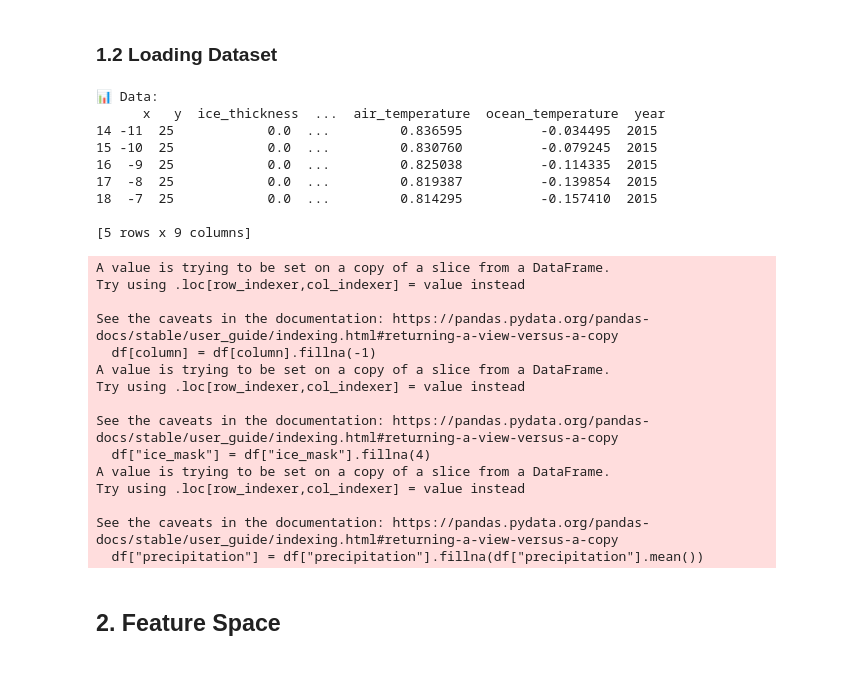
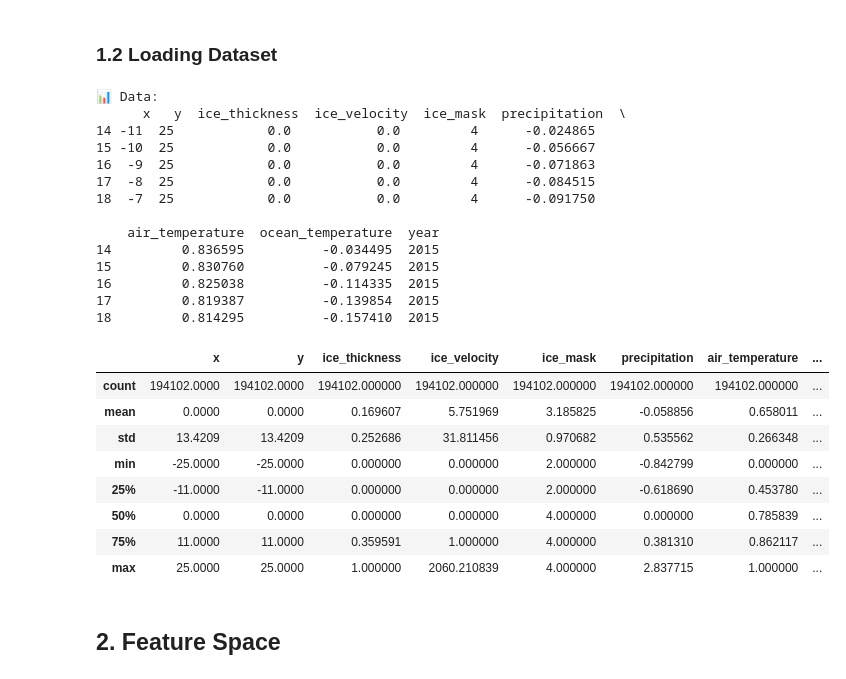
Before and after one commit to sam-mata/BSc-Hons, a Jupyter notebook: EDA.ipynb, the cells around one changed output. Saved outputs shown, nothing was run; the diff lists cells and outputs as text; code cells hidden in the pictures.

```diff
--- a/EDA.ipynb
+++ b/EDA.ipynb
@@ -23,54 +23,42 @@ import numpy as np
 # %%
 # Load data into DataFrames.
 df = load_data("data")
-df = remove_fillers(df)
-df = fill_missing(df, "mean")
-df = transform_data(df)
-df = set_types(
-    df,
-    {
-        "x": int,
-        "y": int,
-        "year": int,
-        "ice_mask": int,
-    },
-)
+df = preprocess_data(df)
 print(f"📊 Data: \n {df.head()}\n")
 features, targets = split_features_targets(df)
 variables = [
     "air_temperature",
     "ocean_temperature",
     "precipitation",
     "ice_thickness",
     "ice_mask",
     "ice_velocity",
 ]
 boundary_conditions = ["precipitation", "air_temperature", "ocean_temperature"]
 # %% [output]
 📊 Data:
-      x   y  ice_thickness  ...  air_temperature  ocean_temperature  year
-14 -11  25            0.0  ...         0.836595          -0.034495  2015
-15 -10  25            0.0  ...         0.830760          -0.079245  2015
-16  -9  25            0.0  ...         0.825038          -0.114335  2015
-17  -8  25            0.0  ...         0.819387          -0.139854  2015
-18  -7  25            0.0  ...         0.814295          -0.157410  2015
+      x   y  ice_thickness  ice_velocity  ice_mask  precipitation  \
+14 -11  25            0.0           0.0         4      -0.024865
+15 -10  25            0.0           0.0         4      -0.056667
+16  -9  25            0.0           0.0         4      -0.071863
+17  -8  25            0.0           0.0         4      -0.084515
+18  -7  25            0.0           0.0         4      -0.091750
 
-[5 rows x 9 columns]
+    air_temperature  ocean_temperature  year
+14         0.836595          -0.034495  2015
+15         0.830760          -0.079245  2015
+16         0.825038          -0.114335  2015
+17         0.819387          -0.139854  2015
+18         0.814295          -0.157410  2015
-A value is trying to be set on a copy of a slice from a DataFrame.
-Try using .loc[row_indexer,col_indexer] = value instead
-
-See the caveats in the documentation: https://pandas.pydata.org/pandas-docs/stable/user_guide/indexing.html#returning-a-view-versus-a-copy
-  df[column] = df[column].fillna(-1)
-A value is trying to be set on a copy of a slice from a DataFrame.
-Try using .loc[row_indexer,col_indexer] = value instead
-
-See the caveats in the documentation: https://pandas.pydata.org/pandas-docs/stable/user_guide/indexing.html#returning-a-view-versus-a-copy
-  df["ice_mask"] = df["ice_mask"].fillna(4)
-A value is trying to be set on a copy of a slice from a DataFrame.
-Try using .loc[row_indexer,col_indexer] = value instead
-
-See the caveats in the documentation: https://pandas.pydata.org/pandas-docs/stable/user_guide/indexing.html#returning-a-view-versus-a-copy
-  df["precipitation"] = df["precipitation"].fillna(df["precipitation"].mean())
+|  | x | y | ice_thickness | ice_velocity | ice_mask | precipitation | air_temperature | ... |
+| count | 194102.0000 | 194102.0000 | 194102.000000 | 194102.000000 | 194102.000000 | 194102.000000 | 194102.000000 | ... |
+| mean | 0.0000 | 0.0000 | 0.169607 | 5.751969 | 3.185825 | -0.058856 | 0.658011 | ... |
+| std | 13.4209 | 13.4209 | 0.252686 | 31.811456 | 0.970682 | 0.535562 | 0.266348 | ... |
+| min | -25.0000 | -25.0000 | 0.000000 | 0.000000 | 2.000000 | -0.842799 | 0.000000 | ... |
+| 25% | -11.0000 | -11.0000 | 0.000000 | 0.000000 | 2.000000 | -0.618690 | 0.453780 | ... |
+| 50% | 0.0000 | 0.0000 | 0.000000 | 0.000000 | 4.000000 | 0.000000 | 0.785839 | ... |
+| 75% | 11.0000 | 11.0000 | 0.359591 | 1.000000 | 4.000000 | 0.381310 | 0.862117 | ... |
+| max | 25.0000 | 25.0000 | 1.000000 | 2060.210839 | 4.000000 | 2.837715 | 1.000000 | ... |
 # %% [markdown]
 ## 2. Feature Space
 # %%
```
Also changed, not shown: parts of 12 cells of this notebook, 5 other files.
